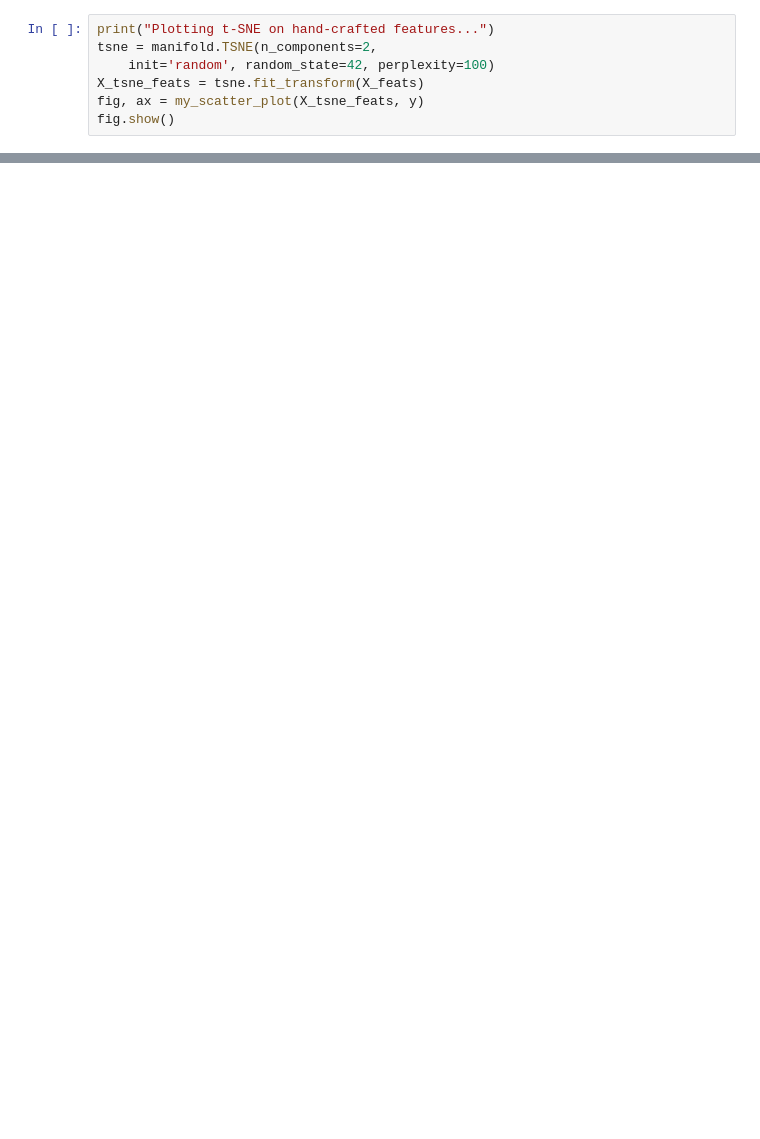
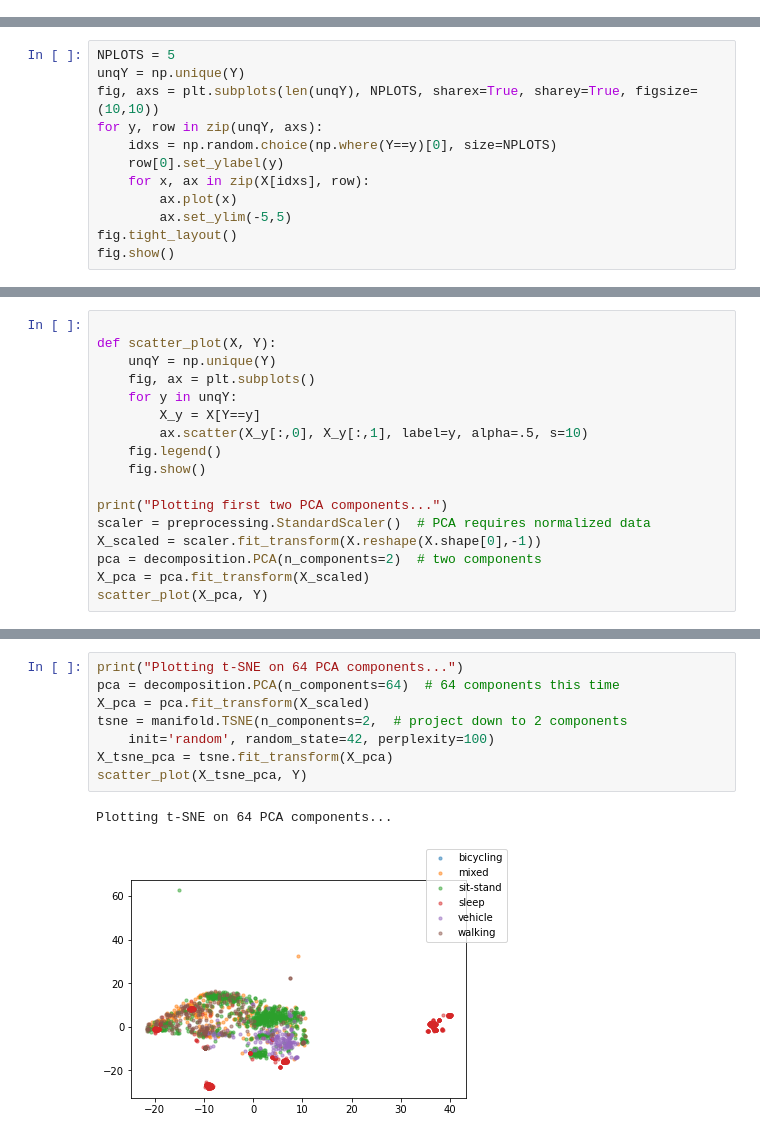
Before and after one commit to OxWearables/Oxford_Wearables_Activity_Recognition, a Jupyter notebook: 0-Introduction.ipynb, the cells around one changed output, grey strips where cells are left out. Cells and saved outputs as stored; diff of their text form; blank space fills up the shorter version.

```diff
--- a/0-Introduction.ipynb
+++ b/0-Introduction.ipynb
@@ -157,7 +0,0 @@ hand-crafted features `X_feats`:
-# %%
-print("Plotting t-SNE on hand-crafted features...")
-tsne = manifold.TSNE(n_components=2,
-    init='random', random_state=42, perplexity=100)
-X_tsne_feats = tsne.fit_transform(X_feats)
-fig, ax = my_scatter_plot(X_tsne_feats, y)
-fig.show()
@@ -189,0 +185,12 @@ visualization, try balancing the activities to be scatter-plotted.
+# %%
+NPLOTS = 5
+unqY = np.unique(Y)
+fig, axs = plt.subplots(len(unqY), NPLOTS, sharex=True, sharey=True, figsize=(10,10))
+for y, row in zip(unqY, axs):
+    idxs = np.random.choice(np.where(Y==y)[0], size=NPLOTS)
+    row[0].set_ylabel(y)
+    for x, ax in zip(X[idxs], row):
+        ax.plot(x)
+        ax.set_ylim(-5,5)
+fig.tight_layout()
+fig.show()
@@ -189,0 +207,17 @@ visualization, try balancing the activities to be scatter-plotted.
+# %%
+
+def scatter_plot(X, Y):
+    unqY = np.unique(Y)
+    fig, ax = plt.subplots()
+    for y in unqY:
+        X_y = X[Y==y]
+        ax.scatter(X_y[:,0], X_y[:,1], label=y, alpha=.5, s=10)
+    fig.legend()
+    fig.show()
+
+print("Plotting first two PCA components...")
+scaler = preprocessing.StandardScaler()  # PCA requires normalized data
+X_scaled = scaler.fit_transform(X.reshape(X.shape[0],-1))
+pca = decomposition.PCA(n_components=2)  # two components
+X_pca = pca.fit_transform(X_scaled)
+scatter_plot(X_pca, Y)
@@ -189,0 +237,11 @@ visualization, try balancing the activities to be scatter-plotted.
+# %%
+print("Plotting t-SNE on 64 PCA components...")
+pca = decomposition.PCA(n_components=64)  # 64 components this time
+X_pca = pca.fit_transform(X_scaled)
+tsne = manifold.TSNE(n_components=2,  # project down to 2 components
+    init='random', random_state=42, perplexity=100)
+X_tsne_pca = tsne.fit_transform(X_pca)
+scatter_plot(X_tsne_pca, Y)
+# %% [output]
+Plotting t-SNE on 64 PCA components...
+[figure, added]
```
Also changed, not shown: parts of 42 cells of this notebook, 1 other file.
